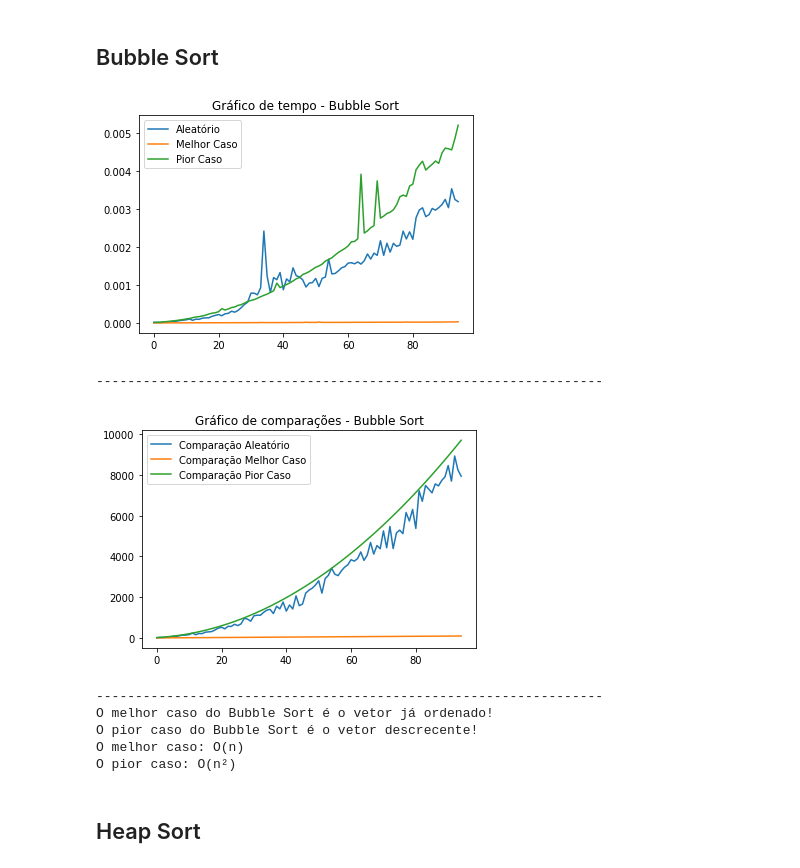
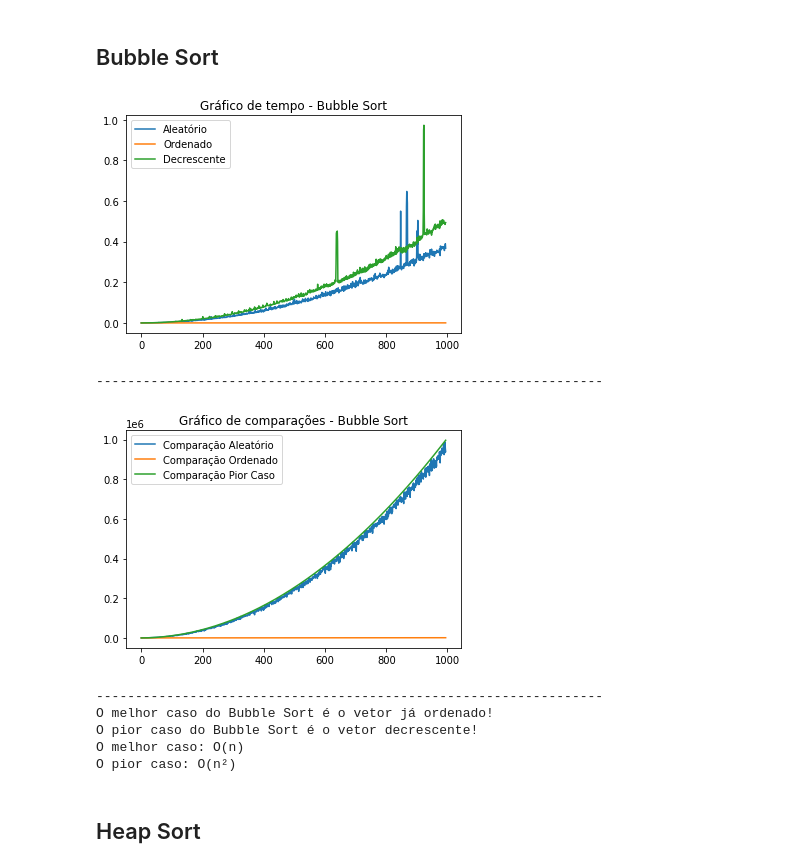
Before and after one commit to Arthss/Exerc-cio-de-CPA, a Jupyter notebook: Exercício_de_CPA.ipynb, the cells around one changed output. Drawn from its saved outputs; the diff is of its cells as text; code cells hidden in the pictures.

```diff
--- a/Exercício_de_CPA.ipynb
+++ b/Exercício_de_CPA.ipynb
@@ -38,7 +41,7 @@ global_1=0
 # Gerar array aleatório
 # %%
 def geraArrayAleatorio(quantidade):
-  array = np.random.randint(0, 500, (quantidade))
+  array = np.random.randint(0, 1000, (quantidade))
   return array
 # %%
 def tempo(algoritmo, arranjo):
@@ -236,7 +237,7 @@ def selectionSort(numeros):
 
 tempoAleatorio = []
 comparacoesAleatorio = []
-for a in range(5,100):
+for a in range(5,1000):
   aleatorio = geraArrayAleatorio(a)
   aux = tempo(selectionSort, aleatorio)
   tempoAleatorio.append(aux[0])
@@ -244,7 +245,7 @@ for a in range(5,100):
 
 tempoOrdenado = []
 comparacoesOrdenado = []
-for a in range(5,100):
+for a in range(5,1000):
   ordenado = np.arange(a)
   aux = tempo(selectionSort, ordenado)
   tempoOrdenado.append(aux[0])
@@ -253,7 +254,7 @@ for a in range(5,100):
 
 tempoDecrescente = []
 comparacoesDecrescente = []
-for a in range(5,100):
+for a in range(5,1000):
   decrescente = np.arange(a, 0, -1)
   aux = tempo(selectionSort, decrescente)
   tempoDecrescente.append(aux[0])
@@ -274,7 +275,7 @@ plt.legend()
 plt.show()
 print("-----------------------------------------------------------------")
 print("Para o Selection Sort não há difença entre o pior e o melhor pois ele sempre executa as duas repetições!")
-print("Devido a isso incluímos vetores ordenados e decrescente apenas para demonstrar a igualdade!")
+print("Devido a isso incluímos vetores ordenados e decrescentes apenas para demonstrar a igualdade!")
 print("O melhor caso: O(n²)")
 print("O pior caso: O(n²)")
 # %% [output]
@@ -302,59 +303,59 @@ def bubbleSort(numeros):
           if numeros[i] > numeros[i + 1]:
               numeros[i], numeros[i + 1] = numeros[i + 1], numeros[i]
               ordenado = False
 
     return numeros, comparacoes
 
 tempoAleatorio = []
 comparacoesAleatorio = []
-for a in range(5,100):
+for a in range(5,1000):
   aleatorio = geraArrayAleatorio(a)
   aux = tempo(bubbleSort, aleatorio)
   tempoAleatorio.append(aux[0])
   comparacoesAleatorio.append(aux[1])
 
-tempoMelhorCaso = []
-comparacoesMelhorCaso = []
-for a in range(5,100):
-  melhorCaso = np.arange(a)
-  aux = tempo(bubbleSort, melhorCaso)
-  tempoMelhorCaso.append(aux[0])
-  comparacoesMelhorCaso.append(aux[1])
+tempoOrdenado = []
+comparacoesOrdenado = []
+for a in range(5,1000):
+  ordenado = np.arange(a)
+  aux = tempo(bubbleSort, ordenado)
+  tempoOrdenado.append(aux[0])
+  comparacoesOrdenado.append(aux[1])
 
 
-tempoPiorCaso = []
-comparacoesPiorCaso = []
-for a in range(5,100):
-  piorCaso = np.arange(a, 0, -1)
-  aux = tempo(bubbleSort, piorCaso)
-  tempoPiorCaso.append(aux[0])
-  comparacoesPiorCaso.append(aux[1])
+tempoDecrescente = []
+comparacoesDecrescente = []
+for a in range(5,1000):
+  decrescente = np.arange(a, 0, -1)
+  aux = tempo(bubbleSort, decrescente)
+  tempoDecrescente.append(aux[0])
+  comparacoesDecrescente.append(aux[1])
 
 plt.plot(tempoAleatorio, label = 'Aleatório')
-plt.plot(tempoMelhorCaso, label = 'Melhor Caso')
-plt.plot(tempoPiorCaso, label = 'Pior Caso')
+plt.plot(tempoOrdenado, label = 'Ordenado')
+plt.plot(tempoDecrescente, label = 'Decrescente')
 plt.title('Gráfico de tempo - Bubble Sort')
 plt.legend()
 plt.show()
 print("-----------------------------------------------------------------")
 plt.plot(comparacoesAleatorio, label = 'Comparação Aleatório')
-plt.plot(comparacoesMelhorCaso, label = 'Comparação Melhor Caso')
-plt.plot(comparacoesPiorCaso, label = 'Comparação Pior Caso')
+plt.plot(comparacoesOrdenado, label = 'Comparação Ordenado')
+plt.plot(comparacoesDecrescente, label = 'Comparação Pior Caso')
 plt.title('Gráfico de comparações - Bubble Sort')
 plt.legend()
 plt.show()
 print("-----------------------------------------------------------------")
 print("O melhor caso do Bubble Sort é o vetor já ordenado!")
-print("O pior caso do Bubble Sort é o vetor descrecente!")
+print("O pior caso do Bubble Sort é o vetor decrescente!")
 print("O melhor caso: O(n)")
 print("O pior caso: O(n²)")
 # %% [output]
-[figure, old version]
+[figure, new version]
 -----------------------------------------------------------------
-[figure, old version]
+[figure, new version]
 -----------------------------------------------------------------
 O melhor caso do Bubble Sort é o vetor já ordenado!
-O pior caso do Bubble Sort é o vetor descrecente!
+O pior caso do Bubble Sort é o vetor decrescente!
 O melhor caso: O(n)
 O pior caso: O(n²)
 # %% [markdown]
```
Also changed, not shown: parts of 9 cells of this notebook.
